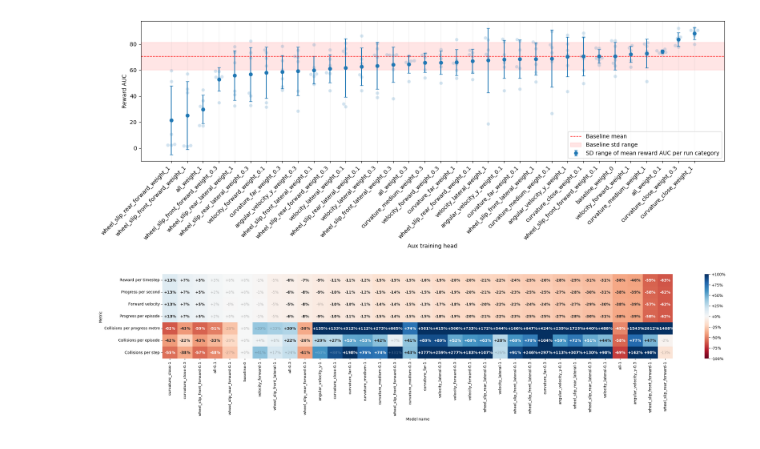
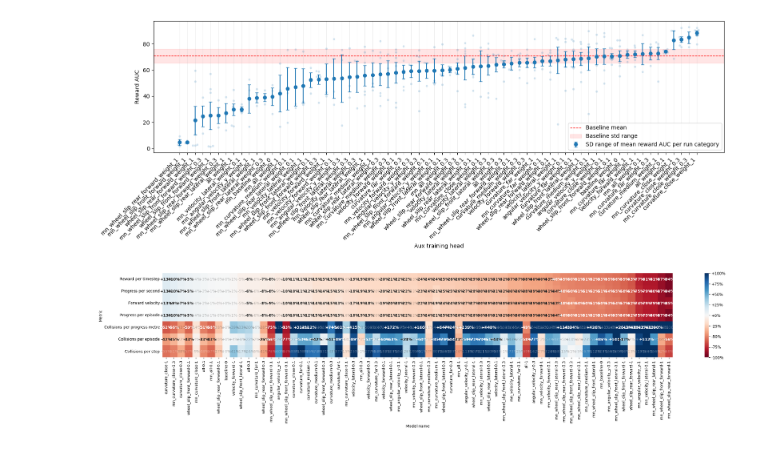
Before and after one commit to jacquesamsel/skripsie, a Jupyter notebook: view_tensorboard.ipynb, the cells around one changed output. Cells and saved outputs as stored; diff of their text form; code cells hidden in the pictures.

```diff
--- a/view_tensorboard.ipynb
+++ b/view_tensorboard.ipynb
@@ -63,7 +63,7 @@ data_pivot = data.pivot(index=["step", "run_category", "run_seed", "aux_weight"]
 data_pivot["collision/per_progress_metres"] = data_pivot["collision/per_step"] / data_pivot["observation/progress_metres"]
 data_pivot["observation/progress_per_second"] = data_pivot["observation/progress_metres"] * 25
 data_pivot = data_pivot.reset_index()
-data_pivot = data_pivot[~data_pivot["run_category"].str.startswith("rnn_")]
+#data_pivot = data_pivot[~data_pivot["run_category"].str.startswith("rnn_")]
 data_pivot
 # %% [output]
 | tag | step | run_category | run_seed | aux_weight | collision/per_episode | collision/per_step | ... |
@@ -109,10 +109,10 @@ to_show["label"] = to_show["run_category"] + \
     "_weight_" + to_show["aux_weight"].astype(str)
 
 to_show_means = to_show.groupby(
-    "label")[STAT].agg(["mean", "std"]).reset_index().sort_values("mean")
+    "label")[STAT].agg(["mean", "std", "sem"]).reset_index().sort_values("mean")
 
 base_mean = to_show[to_show["run_category"] == "baseline"][STAT].mean()
-base_std = to_show_means[to_show_means["label"].str.contains("baseline")]["std"].mean()
+base_std = to_show_means[to_show_means["label"].str.contains("baseline")]["sem"].mean()
 
 order = to_show_means["label"].tolist()
 
@@ -121,39 +121,39 @@ plt.figure(figsize=(16, 6))
 plt.errorbar(
     to_show_means["label"],
     to_show_means["mean"],
-    yerr=to_show_means["std"],
+    yerr=to_show_means["sem"],
     fmt="o",
     capsize=3,
     label="SD range of mean reward AUC per run category"
 )
 sns.swarmplot(
     data=to_show,
     x="label",
     y=STAT,
     order=order,
     legend=False,
-    s=6,
+    s=4,
     alpha=0.2
 ).set(xlabel="Aux training head", ylabel="Reward AUC")
 
 sns.scatterplot(
     data=to_show_means,
     x="label",
     y="mean"
 )
 
 plt.grid(True, axis="x", alpha=0.2)
 
 plt.axhline(base_mean, color="red", ls="--", lw=1, label="Baseline mean")
 plt.axhspan(base_mean - base_std, base_mean + base_std,
             color="red", alpha=0.1, label="Baseline std range")
 
 plt.xticks(rotation=45, ha="right")
 plt.legend(loc="lower right")
 plt.tight_layout()
 plt.savefig("results/figures/auc_comparison.pdf", bbox_inches="tight")
 # %% [output]
-[figure, old version]
+[figure, new version]
 # %%
 baseline = last_50_means.loc[last_50_means["run_category"] == "baseline", IMPORTANT_STATS]
 
@@ -199,5 +199,5 @@ for t in ax.texts:
 
 plt.savefig("results/figures/last_50_means_heatmap.pdf", bbox_inches="tight")
 # %% [output]
-[figure, old version]
+[figure, new version]
 # %%
```
Also changed, not shown: parts of 11 cells of this notebook, 22 other files.
